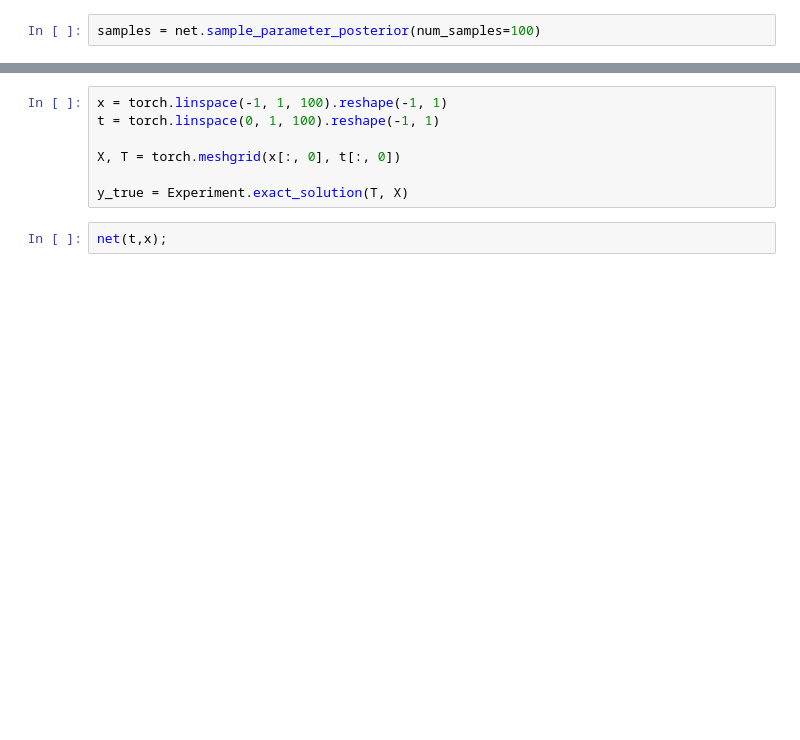
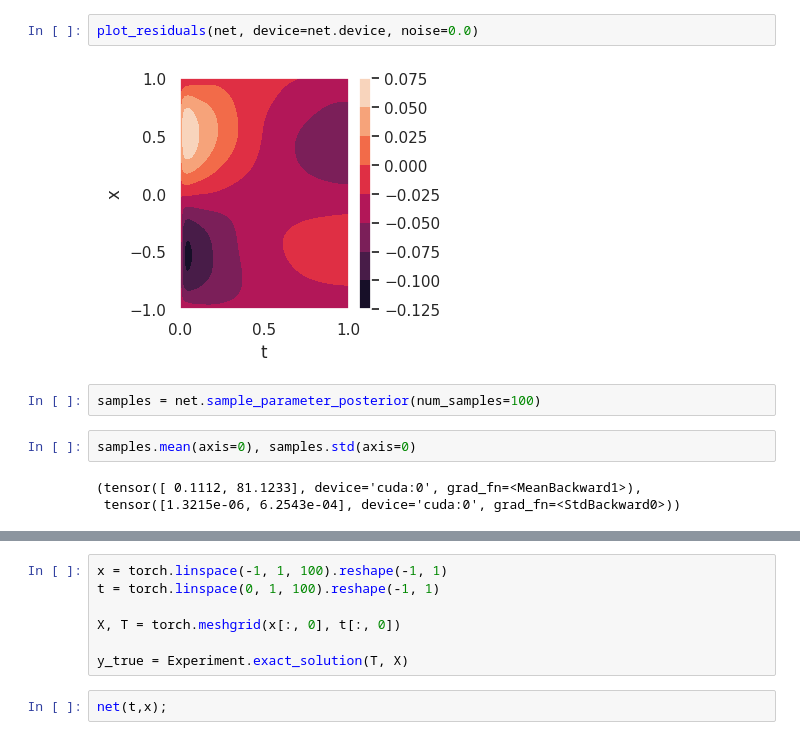
Before and after one commit to csml-beach/deep-bayesian-operator-nets, a Jupyter notebook: notebooks/bayes-pinn-PDE-gpu.ipynb, the cells around one changed output, grey strips where cells are left out. Saved outputs shown, nothing was run; the diff lists cells and outputs as text; blank space fills up the shorter version.

```diff
--- a/notebooks/bayes-pinn-PDE-gpu.ipynb
+++ b/notebooks/bayes-pinn-PDE-gpu.ipynb
@@ -305,5 +323,14 @@ ax1.get_shared_x_axes().join(ax1, ax2)
+# %%
+plot_residuals(net, device=net.device, noise=0.0)
+# %% [output]
+[figure, added]
 # %%
 samples = net.sample_parameter_posterior(num_samples=100)
+# %%
+samples.mean(axis=0), samples.std(axis=0)
+# %% [output]
+(tensor([ 0.1112, 81.1233], device='cuda:0', grad_fn=<MeanBackward1>),
+ tensor([1.3215e-06, 6.2543e-04], device='cuda:0', grad_fn=<StdBackward0>))
 # %%
 g  = sns.kdeplot(samples.cpu().data, fill=True, palette="crest",
                  alpha=.5, linewidth=1)
```
Also changed, not shown: parts of 10 cells of this notebook.
